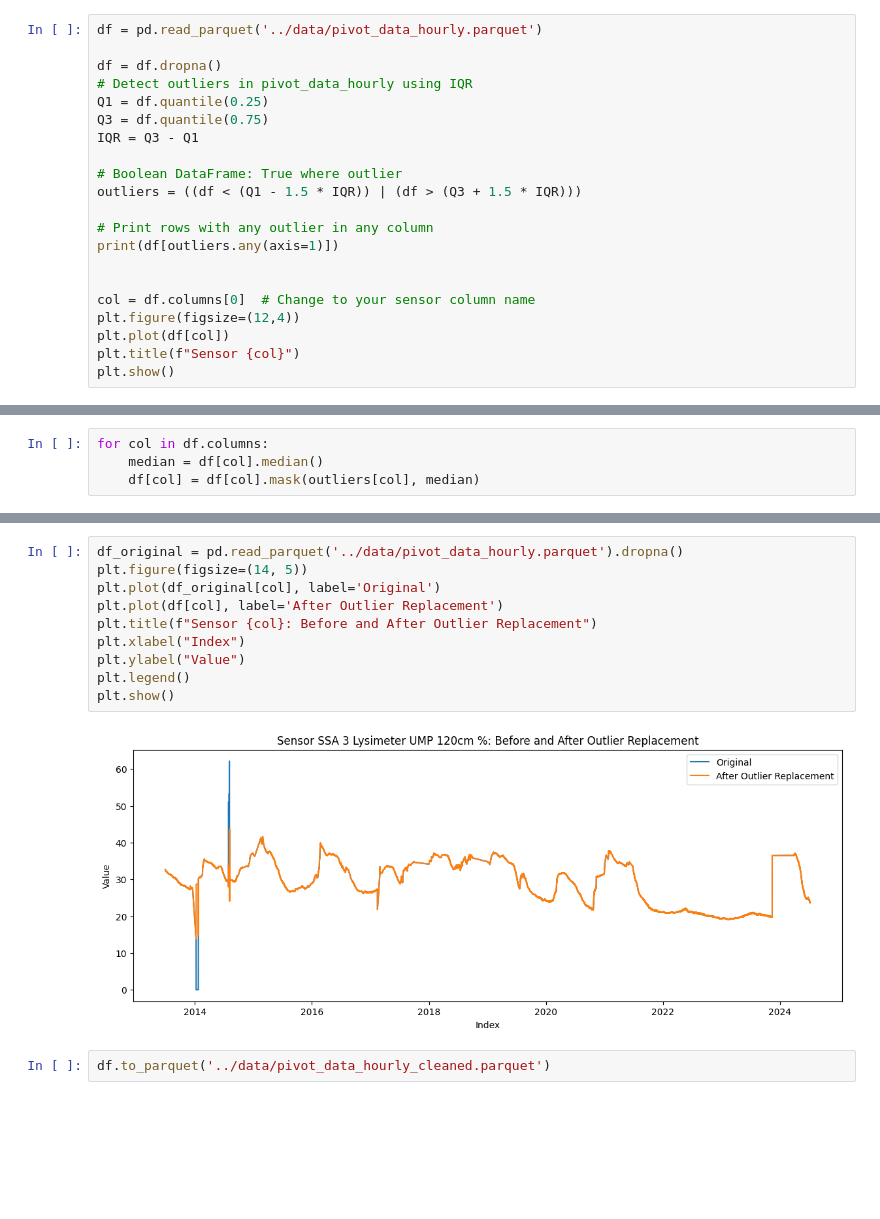
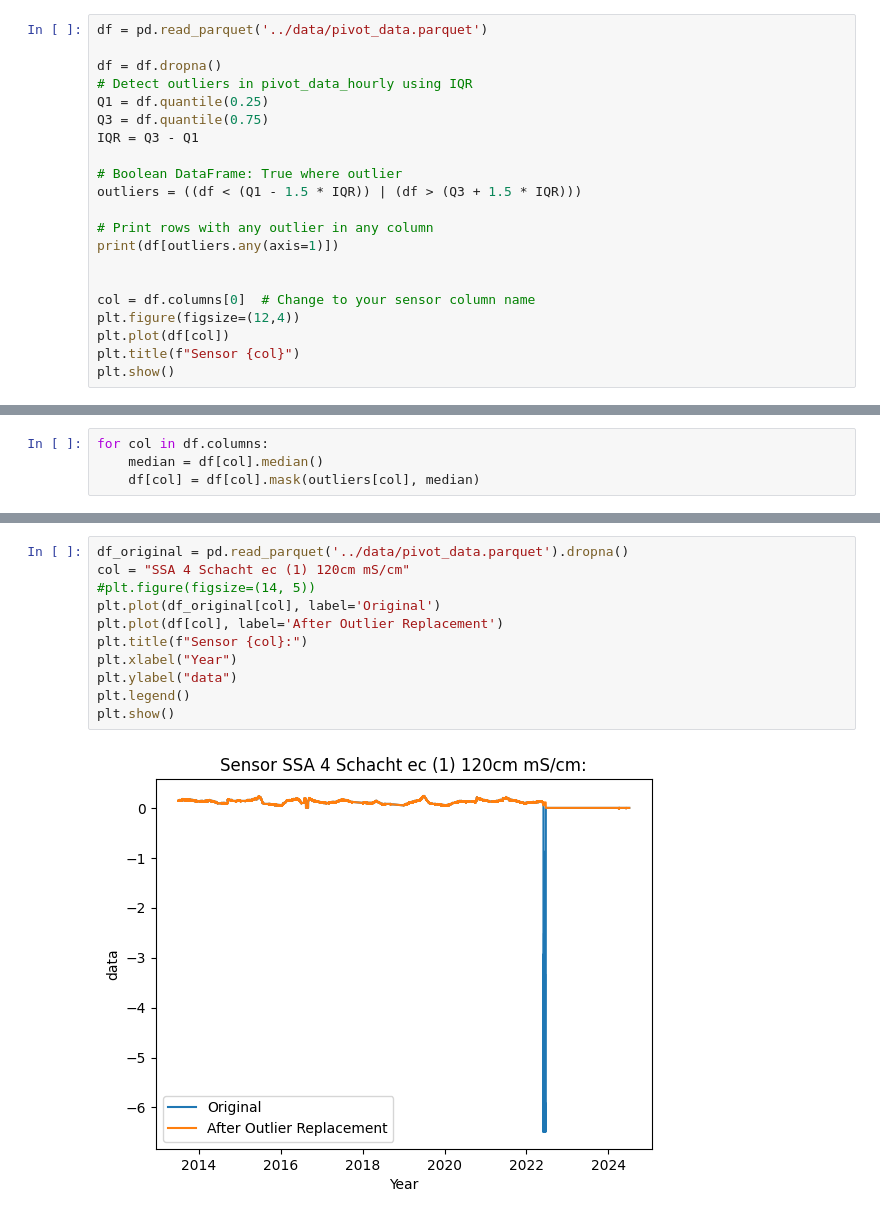
Before and after one commit to Cunoo/MasterThesis, a Jupyter notebook: src/detect_outliers.ipynb, the cells around one changed output, grey strips where cells are left out. Drawn from its saved outputs; the diff is of its cells as text; blank space fills up the shorter version.

Commit message:
bug fixes; visualizations

```diff
--- a/src/detect_outliers.ipynb
+++ b/src/detect_outliers.ipynb
@@ -2,7 +2,7 @@
 import pandas as pd
 import matplotlib.pyplot as plt
 # %%
-df = pd.read_parquet('../data/pivot_data_hourly.parquet')
+df = pd.read_parquet('../data/pivot_data.parquet')
 
 df = df.dropna()
 # Detect outliers in pivot_data_hourly using IQR
@@ -57,14 +57,13 @@ Rows with outliers after replacement: 0
 # %%
-df_original = pd.read_parquet('../data/pivot_data_hourly.parquet').dropna()
-plt.figure(figsize=(14, 5))
+df_original = pd.read_parquet('../data/pivot_data.parquet').dropna()
+col = "SSA 4 Schacht ec (1) 120cm mS/cm"
+#plt.figure(figsize=(14, 5))
 plt.plot(df_original[col], label='Original')
 plt.plot(df[col], label='After Outlier Replacement')
-plt.title(f"Sensor {col}: Before and After Outlier Replacement")
-plt.xlabel("Index")
-plt.ylabel("Value")
+plt.title(f"Sensor {col}:")
+plt.xlabel("Year")
+plt.ylabel("data")
 plt.legend()
 plt.show()
 # %% [output]
-[figure, old version]
+[figure, new version]
-# %%
-df.to_parquet('../data/pivot_data_hourly_cleaned.parquet')
```
Also changed, not shown: parts of 2 cells of this notebook, 2 other files.
